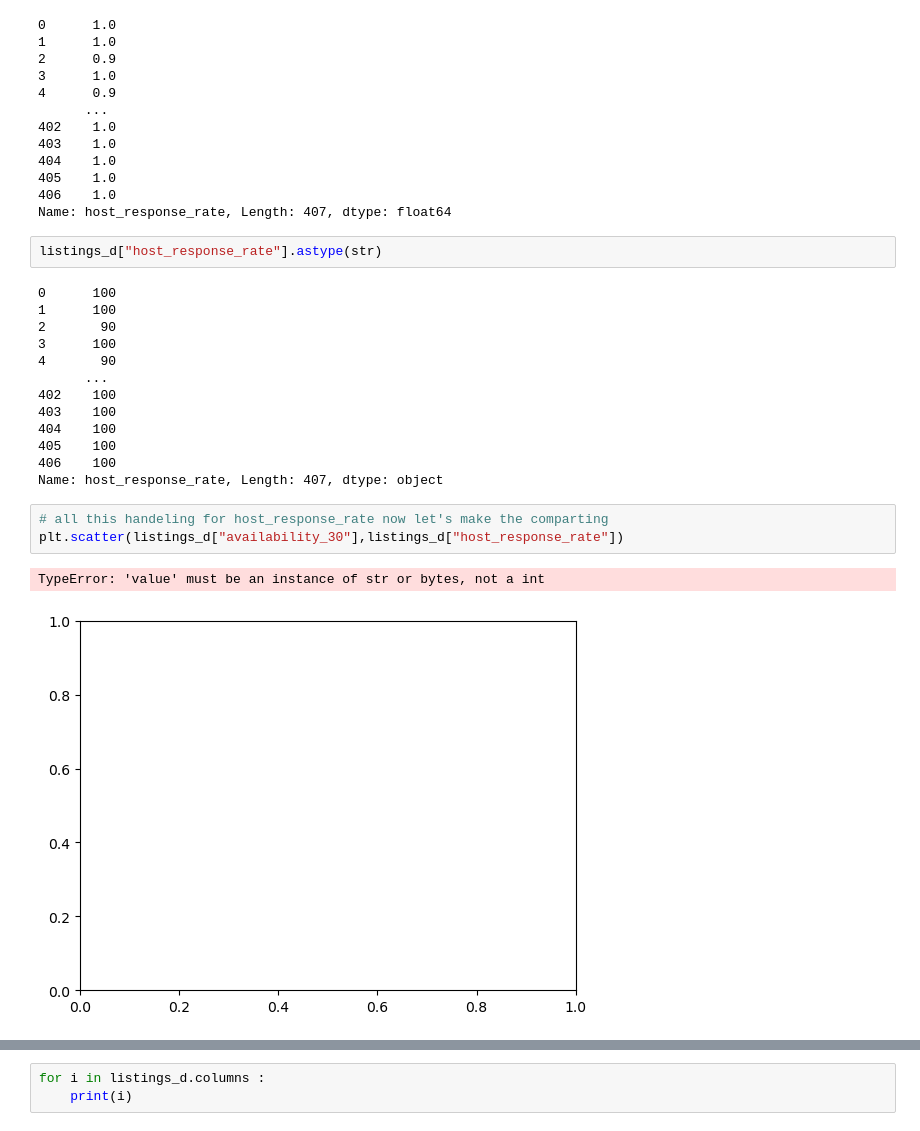
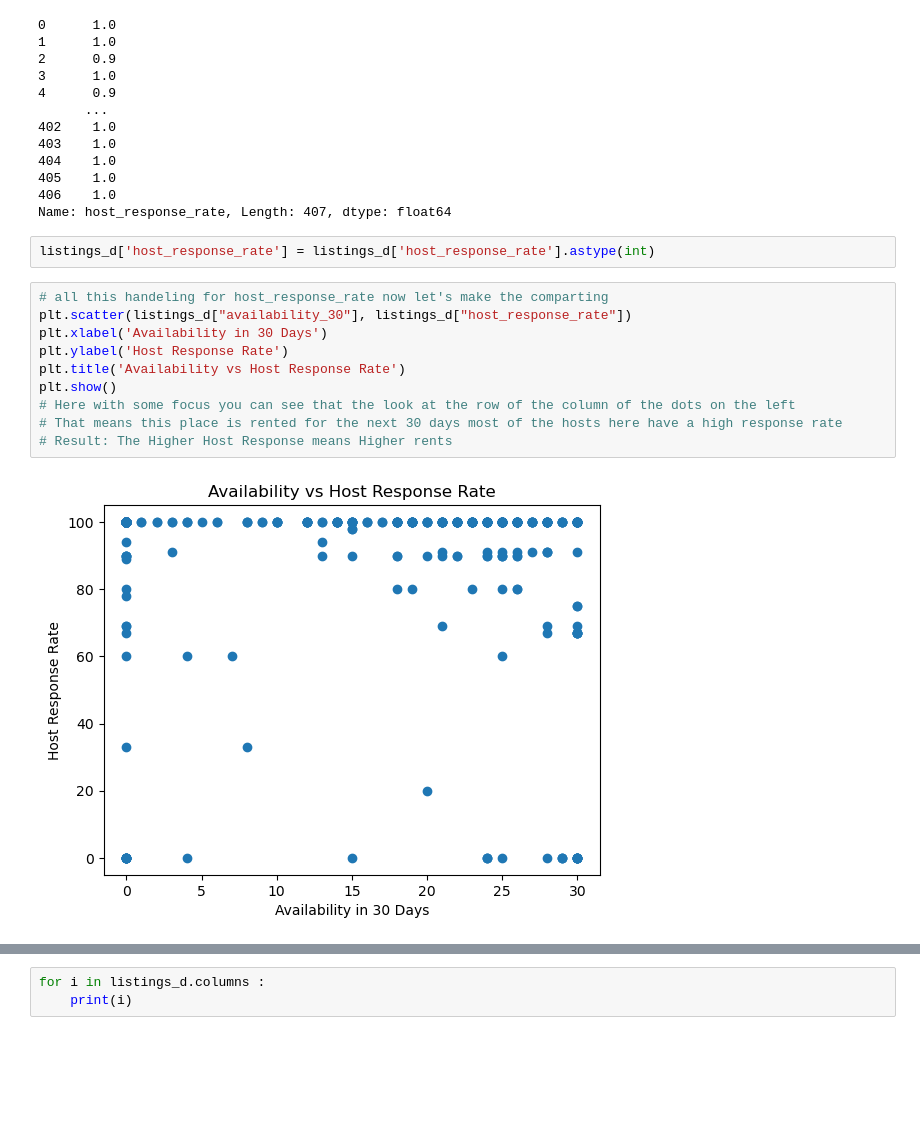
Before and after one commit to hemadamostafa/EDA-Project, a Jupyter notebook: Main File.ipynb, the cells around one changed output, grey strips where cells are left out. Drawn from its saved outputs; the diff is of its cells as text; blank space fills up the shorter version.

Commit message:
Update Main File.ipynb
here I just added the advice for the decision and cleared the unnecessary stuff

```diff
--- a/Main File.ipynb
+++ b/Main File.ipynb
@@ -419,23 +492,16 @@ listings_d["host_response_rate"].astype(int)/100
 406    1.0
 Name: host_response_rate, Length: 407, dtype: float64
 # %%
-listings_d["host_response_rate"].astype(str)
+listings_d['host_response_rate'] = listings_d['host_response_rate'].astype(int)
-# %% [output]
-0      100
-1      100
-2       90
-3      100
-4       90
-      ...
-402    100
-403    100
-404    100
-405    100
-406    100
-Name: host_response_rate, Length: 407, dtype: object
 # %%
 # all this handeling for host_response_rate now let's make the comparting
-plt.scatter(listings_d["availability_30"],listings_d["host_response_rate"])
+plt.scatter(listings_d["availability_30"], listings_d["host_response_rate"])
+plt.xlabel('Availability in 30 Days')
+plt.ylabel('Host Response Rate')
+plt.title('Availability vs Host Response Rate')
+plt.show()
+# Here with some focus you can see that the look at the row of the column of the dots on the left
+# That means this place is rented for the next 30 days most of the hosts here have a high response rate
+# Result: The Higher Host Response means Higher rents
 # %% [output]
-TypeError: 'value' must be an instance of str or bytes, not a int
-[figure, old version]
+[figure, new version]
```
Also changed, not shown: parts of 36 cells of this notebook.
